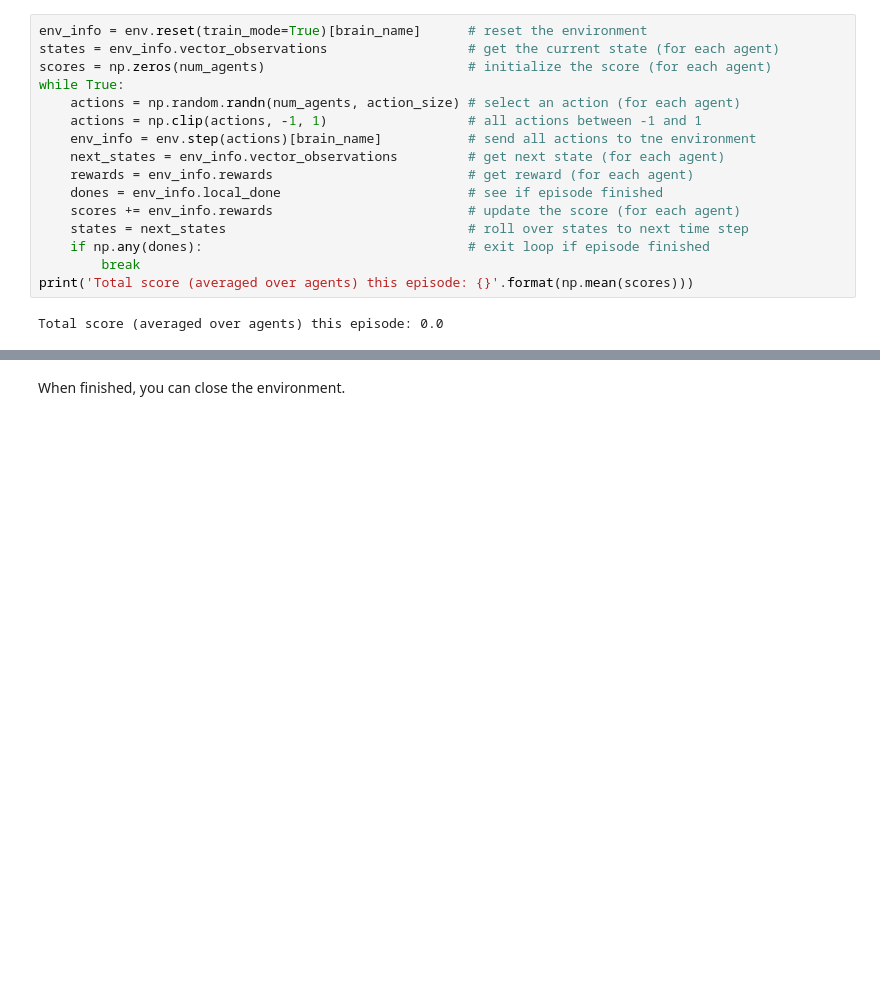
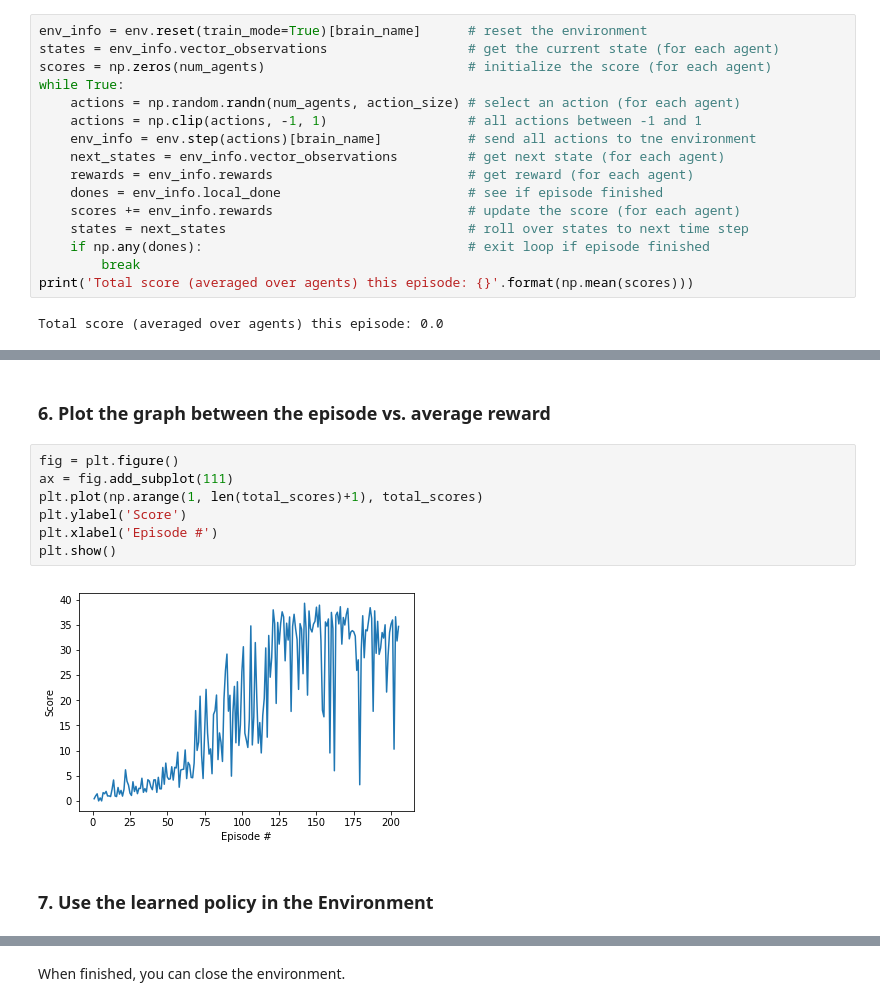
Before and after one commit to arpradha/deep-reinforcement-learning, a Jupyter notebook: p2_continuous-control/Continuous_Control.ipynb, the cells around one changed output, grey strips where cells are left out. Drawn from its saved outputs; the diff is of its cells as text; blank space fills up the shorter version.

```diff
--- a/p2_continuous-control/Continuous_Control.ipynb
+++ b/p2_continuous-control/Continuous_Control.ipynb
@@ -204,0 +205,13 @@ Episode 391     Average Score: 2.83     Time: 32.39
+# %% [markdown]
+### 6. Plot the graph between the episode vs. average reward
+# %%
+fig = plt.figure()
+ax = fig.add_subplot(111)
+plt.plot(np.arange(1, len(total_scores)+1), total_scores)
+plt.ylabel('Score')
+plt.xlabel('Episode #')
+plt.show()
+# %% [output]
+[figure, added]
+# %% [markdown]
+### 7. Use the learned policy in the Environment
```
Also changed, not shown: parts of 5 cells of this notebook, 2 other files.
